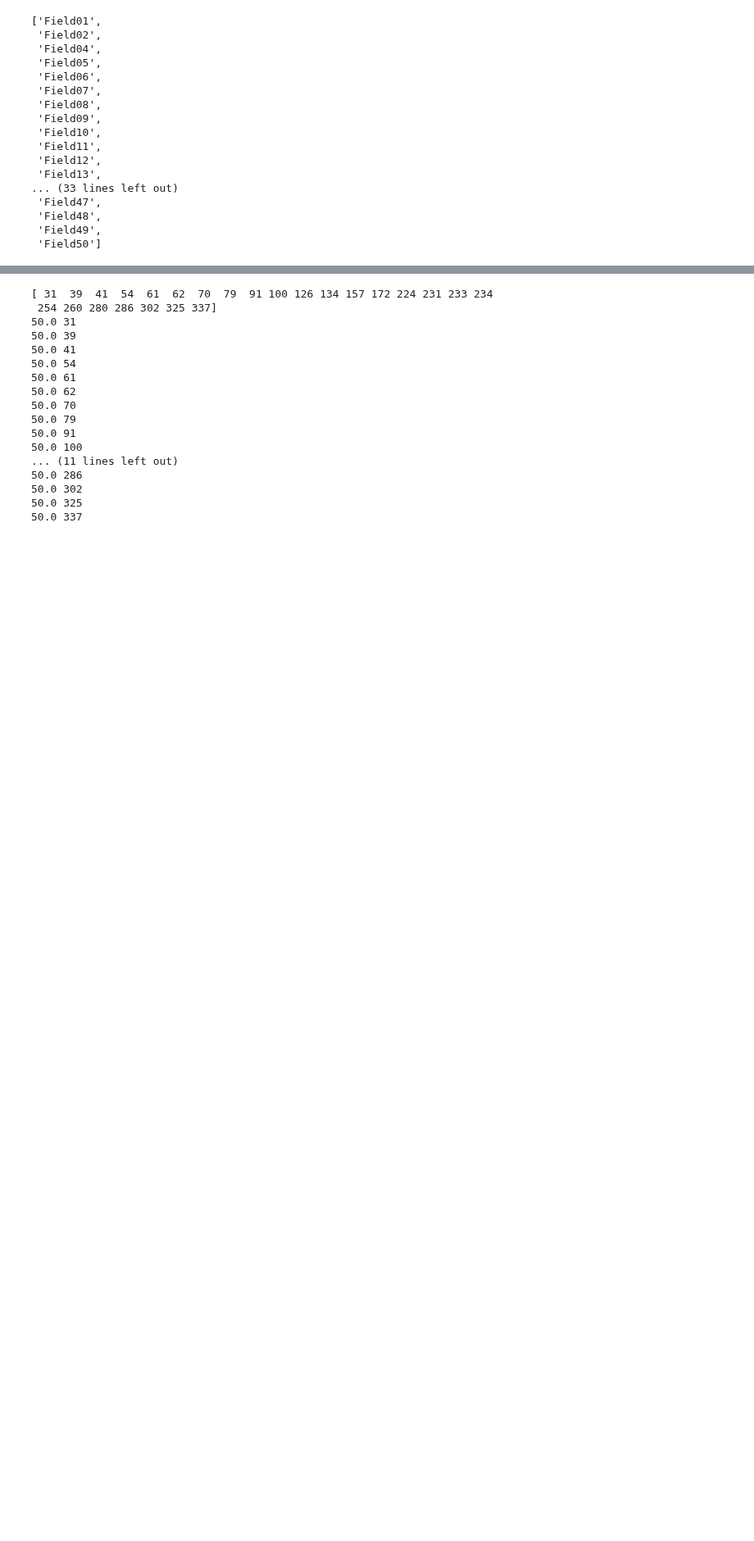
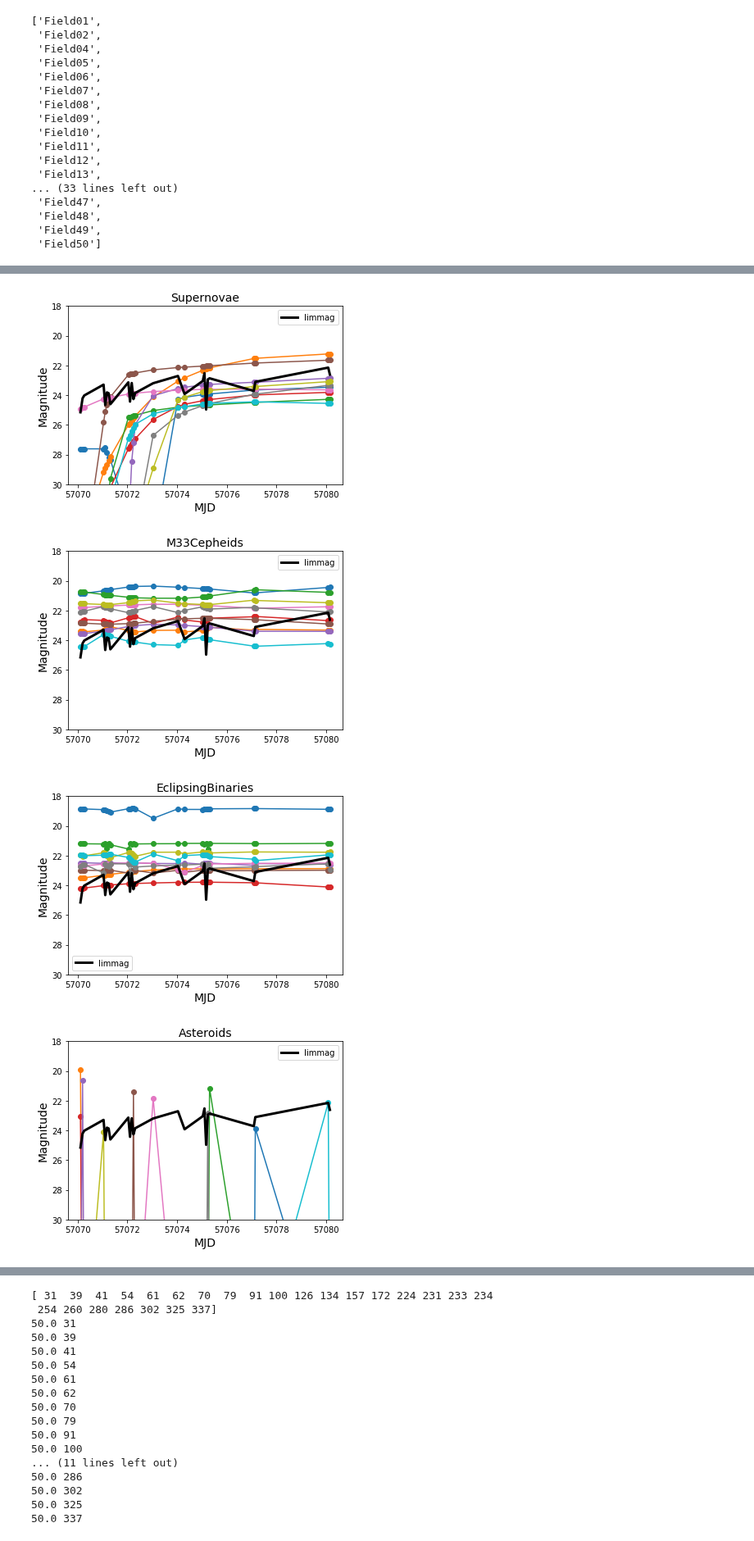
Before and after one commit to rodrigcd/HiTS_simulations, a Jupyter notebook: image_simulation/Untitled.ipynb, the cells around one changed output, grey strips where cells are left out. Shown at 82% size. Cells and saved outputs as stored; diff of their text form; code cells hidden in the pictures; blank space fills up the shorter version.

Commit message:
image_plot

```diff
--- a/image_simulation/Untitled.ipynb
+++ b/image_simulation/Untitled.ipynb
@@ -47,0 +48,18 @@ limmag = f[field]["obs_cond"]["limmag5"]["g"][:]
+# %%
+class_to_plot = ["Supernovae", 'M33Cepheids', 'EclipsingBinaries', 'Asteroids', 'NonVariable', 'RRLyrae', 'EmptyLightCurve']
+for cl in class_to_plot:
+    sn_ids = np.where(lc_type==cl)[0]
+    for sn_id in sn_ids[:10]:
+        plt.plot(obs_days, m_lightcurves[sn_id, :], "-o")
+    plt.plot(obs_days, limmag, "k", lw=3, label="limmag")
+    plt.legend()
+    plt.title(cl, fontsize=14)
+    plt.xlabel("MJD", fontsize=14)
+    plt.ylabel("Magnitude", fontsize=14)
+    plt.ylim([30, 18])
+    plt.show()
+# %% [output]
+[figure, added]
+[figure, added]
+[figure, added]
+[figure, added]
```
Also changed, not shown: parts of 2 cells of this notebook.
